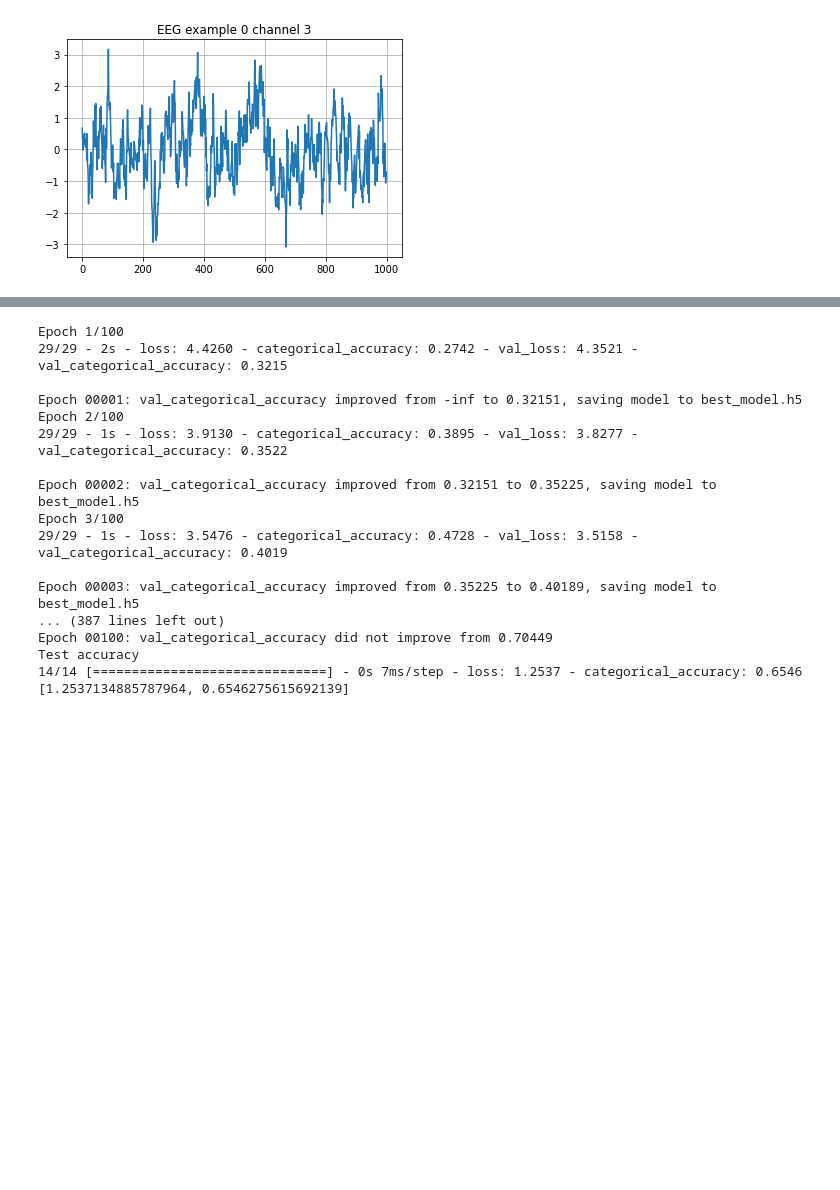
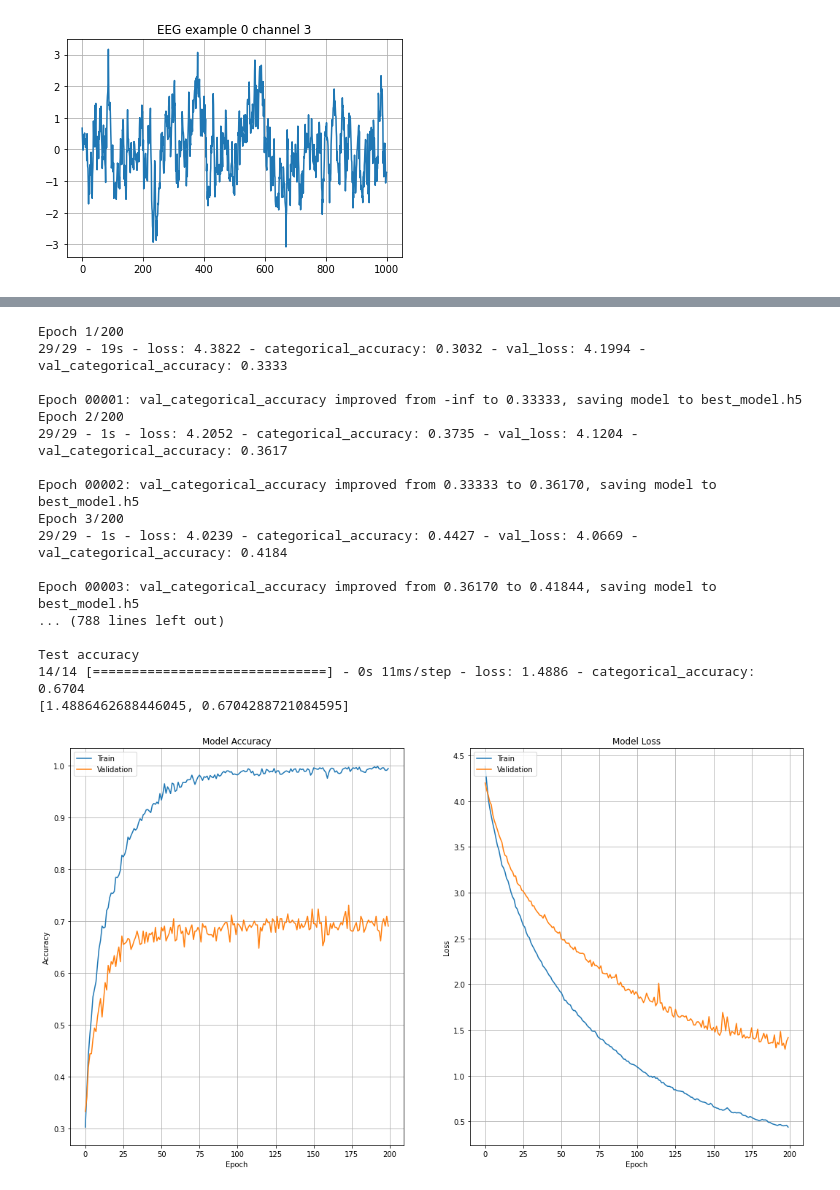
Before and after one commit to cmunozcortes/c247-final-project, a Jupyter notebook: src/C247_Final_Notebook_(SCNN).ipynb, the cells around one changed output, grey strips where cells are left out. Cells and saved outputs as stored; diff of their text form; code cells hidden in the pictures; blank space fills up the shorter version.

```diff
--- a/src/C247_Final_Notebook_(SCNN).ipynb
+++ b/src/C247_Final_Notebook_(SCNN).ipynb
@@ -320,7 +227,7 @@ Non-trainable params: 280
 _________________________________________________________________
 # %%
 # Compile model, using ADAM as the optimizer. Provide a summary once compiled.
-model.compile(optimizer=tf.keras.optimizers.Adam(5e-4),
+model.compile(optimizer=tf.keras.optimizers.Adam(1e-4),
     loss=tf.keras.losses.CategoricalCrossentropy(),
     metrics=[tf.keras.metrics.CategoricalAccuracy()])
 
@@ -338,7 +245,7 @@ loss_hist = model.fit(
     X_train_valid, y_train_valid_1h,
     validation_split=0.2,
     batch_size=60,
-    epochs=100,
+    epochs=200,
     verbose=2,
     callbacks=callbacks,
 )
@@ -347,20 +254,40 @@ loss_hist = model.fit(
 print('\nTest accuracy')
 print(model.evaluate(X_test.transpose((0,2,1)), y_test_1h))
 # %% [output]
-Epoch 1/100
-29/29 - 2s - loss: 4.4260 - categorical_accuracy: 0.2742 - val_loss: 4.3521 - val_categorical_accuracy: 0.3215
+Epoch 1/200
+29/29 - 19s - loss: 4.3822 - categorical_accuracy: 0.3032 - val_loss: 4.1994 - val_categorical_accuracy: 0.3333
 
-Epoch 00001: val_categorical_accuracy improved from -inf to 0.32151, saving model to best_model.h5
-Epoch 2/100
-29/29 - 1s - loss: 3.9130 - categorical_accuracy: 0.3895 - val_loss: 3.8277 - val_categorical_accuracy: 0.3522
+Epoch 00001: val_categorical_accuracy improved from -inf to 0.33333, saving model to best_model.h5
+Epoch 2/200
+29/29 - 1s - loss: 4.2052 - categorical_accuracy: 0.3735 - val_loss: 4.1204 - val_categorical_accuracy: 0.3617
 
-Epoch 00002: val_categorical_accuracy improved from 0.32151 to 0.35225, saving model to best_model.h5
-Epoch 3/100
-29/29 - 1s - loss: 3.5476 - categorical_accuracy: 0.4728 - val_loss: 3.5158 - val_categorical_accuracy: 0.4019
+Epoch 00002: val_categorical_accuracy improved from 0.33333 to 0.36170, saving model to best_model.h5
+Epoch 3/200
+29/29 - 1s - loss: 4.0239 - categorical_accuracy: 0.4427 - val_loss: 4.0669 - val_categorical_accuracy: 0.4184
 
-Epoch 00003: val_categorical_accuracy improved from 0.35225 to 0.40189, saving model to best_model.h5
-... (387 lines left out)
-Epoch 00100: val_categorical_accuracy did not improve from 0.70449
+Epoch 00003: val_categorical_accuracy improved from 0.36170 to 0.41844, saving model to best_model.h5
+... (788 lines left out)
+
 Test accuracy
-14/14 [==============================] - 0s 7ms/step - loss: 1.2537 - categorical_accuracy: 0.6546
-[1.2537134885787964, 0.6546275615692139]
+14/14 [==============================] - 0s 11ms/step - loss: 1.4886 - categorical_accuracy: 0.6704
+[1.4886462688446045, 0.6704288721084595]
+# %%
+# Plot our loss and accuracy over time
+fig, axs = plt.subplots(1,2, figsize=(18, 10))
+axs[0].plot(loss_hist.history['categorical_accuracy'])
+axs[0].plot(loss_hist.history['val_categorical_accuracy'])
+axs[0].set_ylabel('Accuracy')
+axs[0].set_xlabel('Epoch')
+axs[0].set_title('Model Accuracy')
+axs[0].legend(['Train', 'Validation'], loc='upper left')
+axs[0].grid()
+axs[1].plot(loss_hist.history['loss'])
+axs[1].plot(loss_hist.history['val_loss'])
+axs[1].set_ylabel('Loss')
+axs[1].set_xlabel('Epoch')
+axs[1].set_title('Model Loss')
+axs[1].legend(['Train', 'Validation'], loc='upper left')
+axs[1].grid()
+plt.show()
+# %% [output]
+[figure, added]
```
Also changed, not shown: parts of 15 cells of this notebook.
